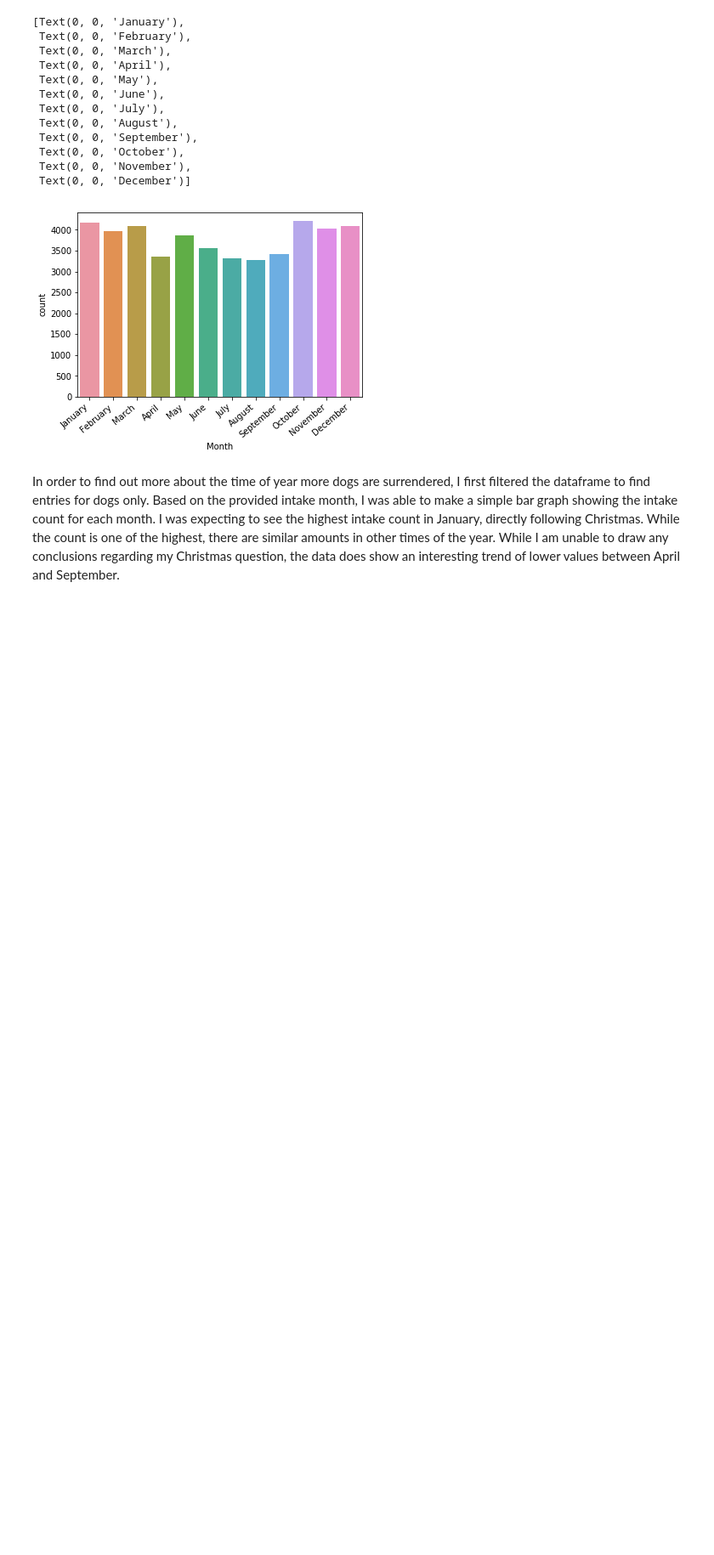
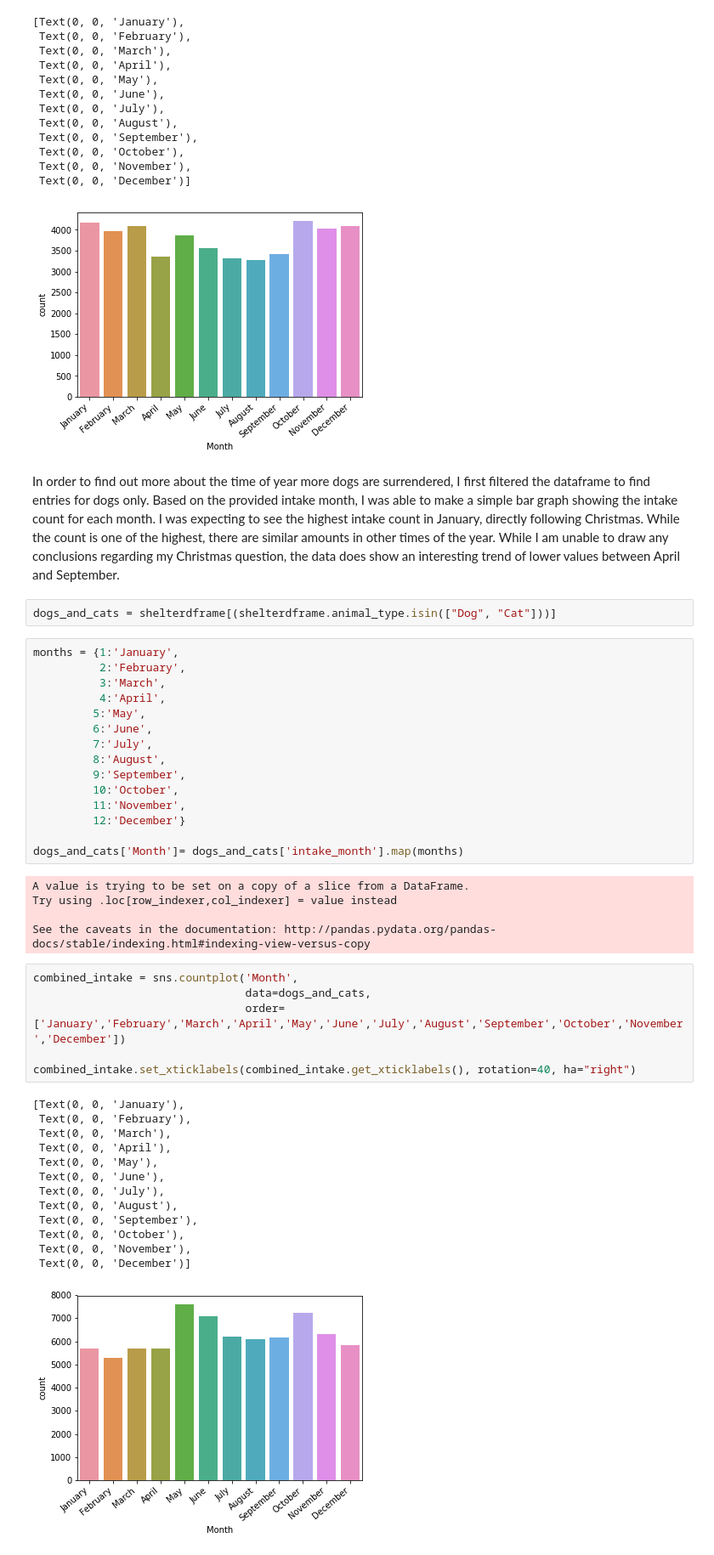
Before and after one commit to MikaylaRobinson/Austin-Animal-Shelter-Data-Project, a Jupyter notebook: Christmas_Analysis.ipynb, the cells around one changed output. Shown: that part at 85% size. Cells and saved outputs as stored; diff of their text form; blank space fills up the shorter version.

Commit message:
Visualization of dogs/cat data combined

```diff
--- a/Christmas_Analysis.ipynb
+++ b/Christmas_Analysis.ipynb
@@ -97,3 +97,45 @@ intake_by_month.set_xticklabels(intake_by_month.get_xticklabels(), rotation=40,
 [figure]
 # %% [markdown]
 In order to find out more about the time of year more dogs are surrendered, I first filtered the dataframe to find entries for dogs only. Based on the provided intake month, I was able to make a simple bar graph showing the intake count for each month. I was expecting to see the highest intake count in January, directly following Christmas. While the count is one of the highest, there are similar amounts in other times of the year. While I am unable to draw any conclusions regarding my Christmas question, the data does show an interesting trend of lower values between April and September.
+# %%
+dogs_and_cats = shelterdframe[(shelterdframe.animal_type.isin(["Dog", "Cat"]))]
+# %%
+months = {1:'January',
+          2:'February',
+          3:'March',
+          4:'April',
+         5:'May',
+         6:'June',
+         7:'July',
+         8:'August',
+         9:'September',
+         10:'October',
+         11:'November',
+         12:'December'}
+
+dogs_and_cats['Month']= dogs_and_cats['intake_month'].map(months)
+# %% [output]
+A value is trying to be set on a copy of a slice from a DataFrame.
+Try using .loc[row_indexer,col_indexer] = value instead
+
+See the caveats in the documentation: http://pandas.pydata.org/pandas-docs/stable/indexing.html#indexing-view-versus-copy
+# %%
+combined_intake = sns.countplot('Month',
+                                data=dogs_and_cats,
+                                order=['January','February','March','April','May','June','July','August','September','October','November','December'])
+
+combined_intake.set_xticklabels(combined_intake.get_xticklabels(), rotation=40, ha="right")
+# %% [output]
+[Text(0, 0, 'January'),
+ Text(0, 0, 'February'),
+ Text(0, 0, 'March'),
+ Text(0, 0, 'April'),
+ Text(0, 0, 'May'),
+ Text(0, 0, 'June'),
+ Text(0, 0, 'July'),
+ Text(0, 0, 'August'),
+ Text(0, 0, 'September'),
+ Text(0, 0, 'October'),
+ Text(0, 0, 'November'),
+ Text(0, 0, 'December')]
+[figure, added]
```
